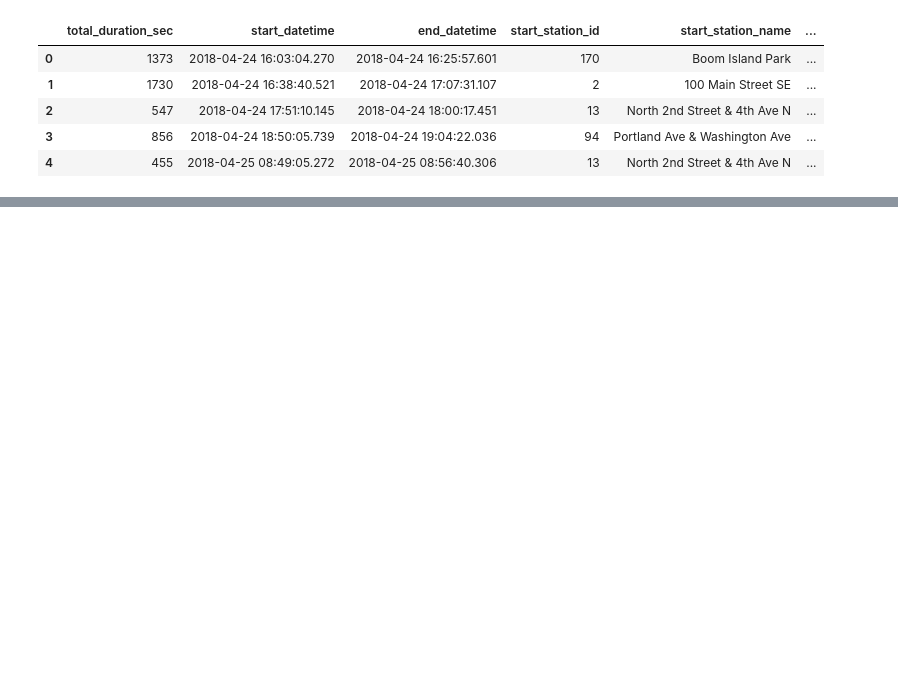
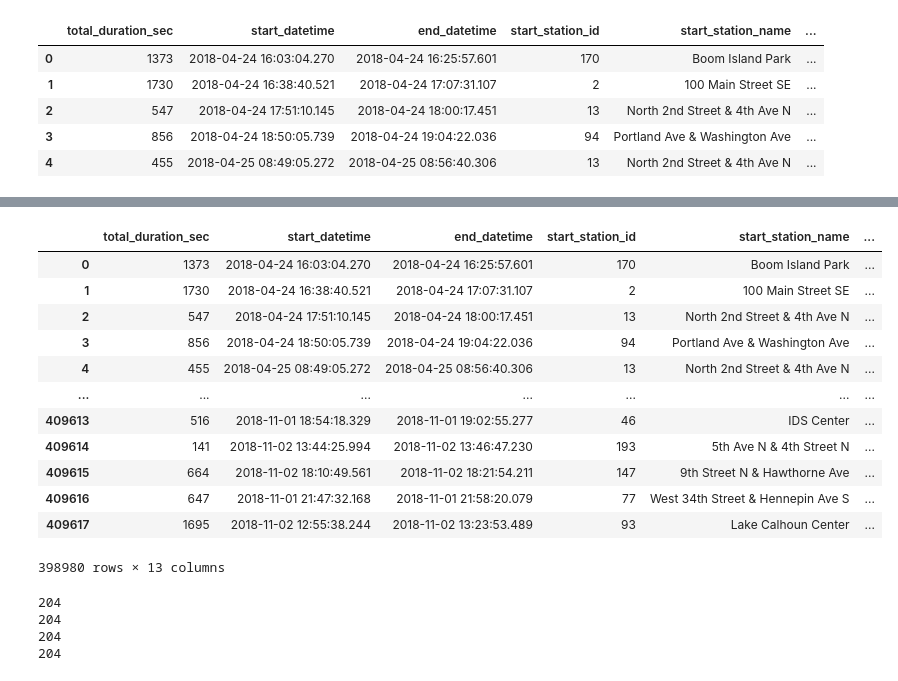
Before and after one commit to luchovzla/project-1, a Jupyter notebook: nice_ride_2018/Nice Ride 2018.ipynb, the cells around one changed output, grey strips where cells are left out. Saved outputs shown, nothing was run; the diff lists cells and outputs as text; code cells hidden in the pictures; blank space fills up the shorter version.

```diff
--- a/nice_ride_2018/Nice Ride 2018.ipynb
+++ b/nice_ride_2018/Nice Ride 2018.ipynb
@@ -176,0 +166,41 @@ dockless_df
+# %%
+# Create dataframe with all stationed bike info
+docked2018_df = nr_2018.dropna(axis=0)
+docked2018_df
+# %% [output]
+|  | total_duration_sec | start_datetime | end_datetime | start_station_id | start_station_name | ... |
+| 0 | 1373 | 2018-04-24 16:03:04.270 | 2018-04-24 16:25:57.601 | 170 | Boom Island Park | ... |
+| 1 | 1730 | 2018-04-24 16:38:40.521 | 2018-04-24 17:07:31.107 | 2 | 100 Main Street SE | ... |
+| 2 | 547 | 2018-04-24 17:51:10.145 | 2018-04-24 18:00:17.451 | 13 | North 2nd Street & 4th Ave N | ... |
+| 3 | 856 | 2018-04-24 18:50:05.739 | 2018-04-24 19:04:22.036 | 94 | Portland Ave & Washington Ave | ... |
+| 4 | 455 | 2018-04-25 08:49:05.272 | 2018-04-25 08:56:40.306 | 13 | North 2nd Street & 4th Ave N | ... |
+| ... | ... | ... | ... | ... | ... | ... |
+| 409613 | 516 | 2018-11-01 18:54:18.329 | 2018-11-01 19:02:55.277 | 46 | IDS Center | ... |
+| 409614 | 141 | 2018-11-02 13:44:25.994 | 2018-11-02 13:46:47.230 | 193 | 5th Ave N & 4th Street N | ... |
+| 409615 | 664 | 2018-11-02 18:10:49.561 | 2018-11-02 18:21:54.211 | 147 | 9th Street N & Hawthorne Ave | ... |
+| 409616 | 647 | 2018-11-01 21:47:32.168 | 2018-11-01 21:58:20.079 | 77 | West 34th Street & Hennepin Ave S | ... |
+| 409617 | 1695 | 2018-11-02 12:55:38.244 | 2018-11-02 13:23:53.489 | 93 | Lake Calhoun Center | ... |
+398980 rows × 13 columns
+# %%
+# Build a station location dataframe
+# Collect unique info
+
+station_id = docked2018_df.start_station_id.unique()
+station_name = docked2018_df.start_station_name.unique()
+station_lat = docked2018_df.start_station_lat.unique()
+station_lng = docked2018_df.start_station_lng.unique()
+
+station_id = list(station_id)
+station_name = list(station_name)
+station_lat = list(station_lat)
+station_lng = list(station_lng)
+
+print(len(station_id))
+print(len(station_name))
+print(len(station_lat))
+print(len(station_lng))
+# %% [output]
+204
+204
+204
+204
```
Also changed, not shown: parts of 16 cells of this notebook, 3 other files.
